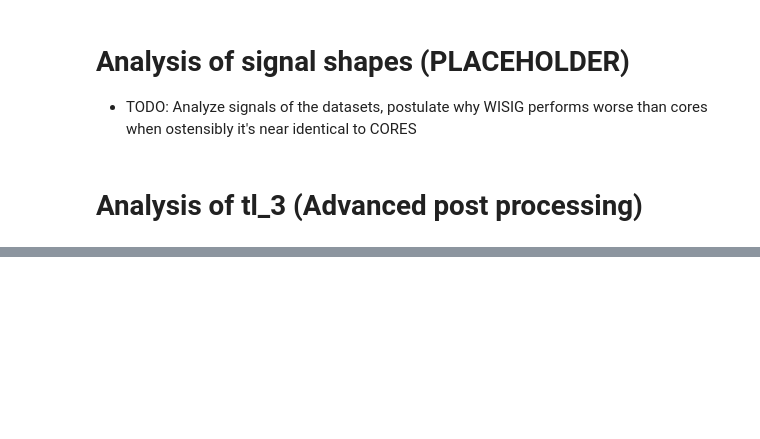
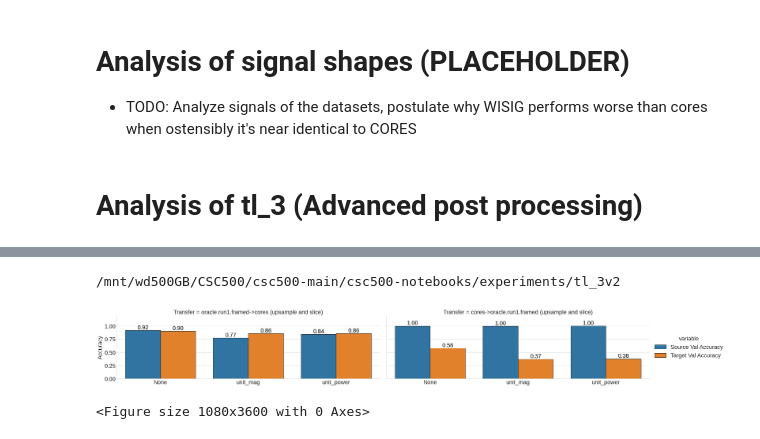
Before and after one commit to stevester94/csc500-notebooks, a Jupyter notebook: analysis/tl_pandas.ipynb, the cells around one changed output, grey strips where cells are left out. Saved outputs shown, nothing was run; the diff lists cells and outputs as text; code cells hidden in the pictures; blank space fills up the shorter version.

```diff
--- a/analysis/tl_pandas.ipynb
+++ b/analysis/tl_pandas.ipynb
@@ -437,0 +518,33 @@ helper_tl_3.get_all_trials()
+# %%
+t = helper_tl_3.get_best_trials()
+t_A = get_tl_3_trials(t, "oracle.run1.framed", "take(200),upsample(25e6)", "cores", "take(200)")
+t_A["Transfer"] = "oracle.run1.framed->cores (upsample and slice)"
+t_A["Transform"] = t_A.apply(make_transform_string, axis=1)
+
+t_B = get_tl_3_trials(t, "cores", "take(200)", "oracle.run1.framed", "take(200),upsample(25e6)")
+t_B["Transfer"] = "cores->oracle.run1.framed (upsample and slice)"
+t_B["Transform"] = t_B.apply(make_transform_string, axis=1)
+
+t_f = pd.concat([t_A, t_B])
+
+m = pd.melt(t_f,
+        id_vars=["Transfer", "Transform"],
+        value_name="Accuracy",
+        value_vars=[
+            "Source Val Accuracy",
+            "Target Val Accuracy",
+        ])
+
+fg = sb.catplot(x="Transform", col="Transfer", y='Accuracy', hue='variable',
+                        data=m, kind='bar', height=5, aspect=3, col_wrap=2, edgecolor = "black",
+                )
+fg.set_xlabels('')
+plt.figure(figsize=(15,50))
+
+set_nice_sb_style()
+add_value_to_sb_bars(fg)
+add_x_val_to_sb_bars(fg)
+# %% [output]
+/mnt/wd500GB/CSC500/csc500-main/csc500-notebooks/experiments/tl_3v2
+[figure, added]
+<Figure size 1080x3600 with 0 Axes>
```
Also changed, not shown: parts of 7 cells of this notebook.
